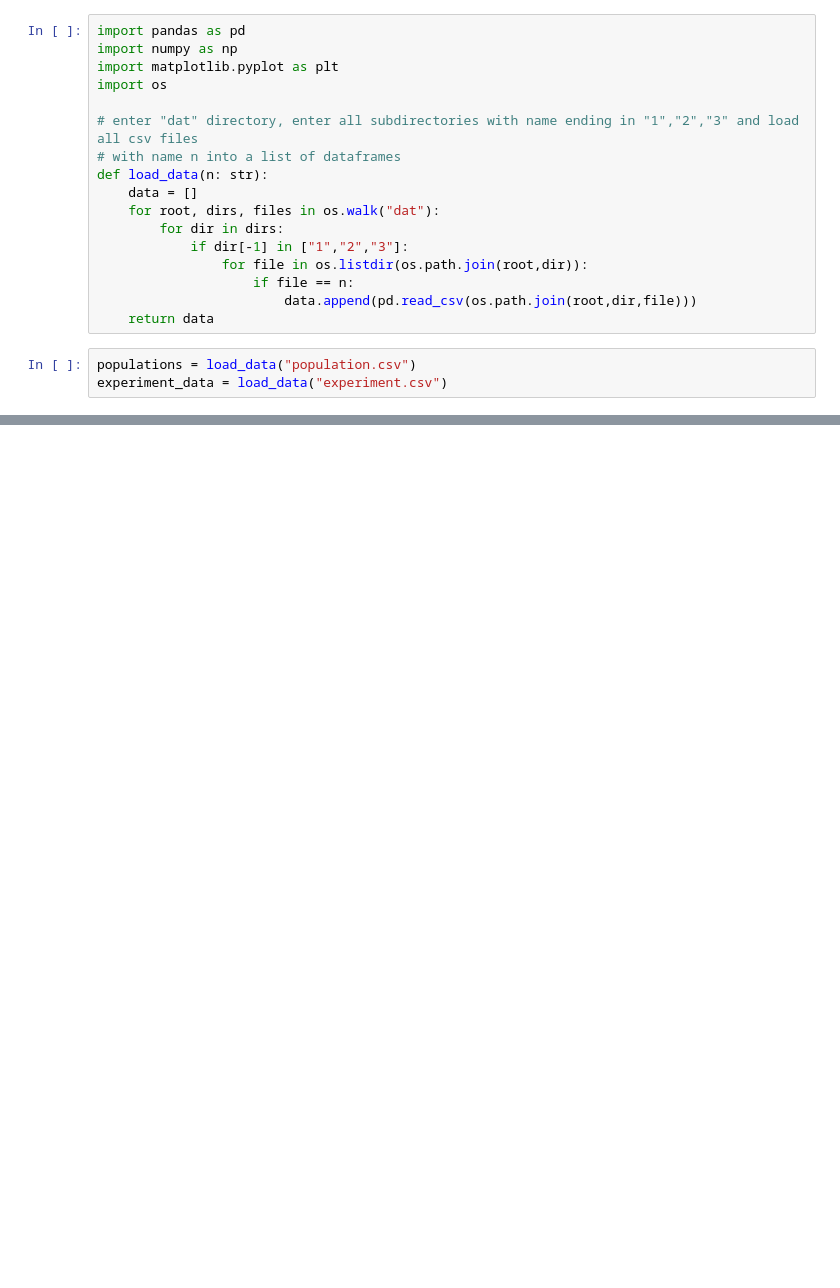
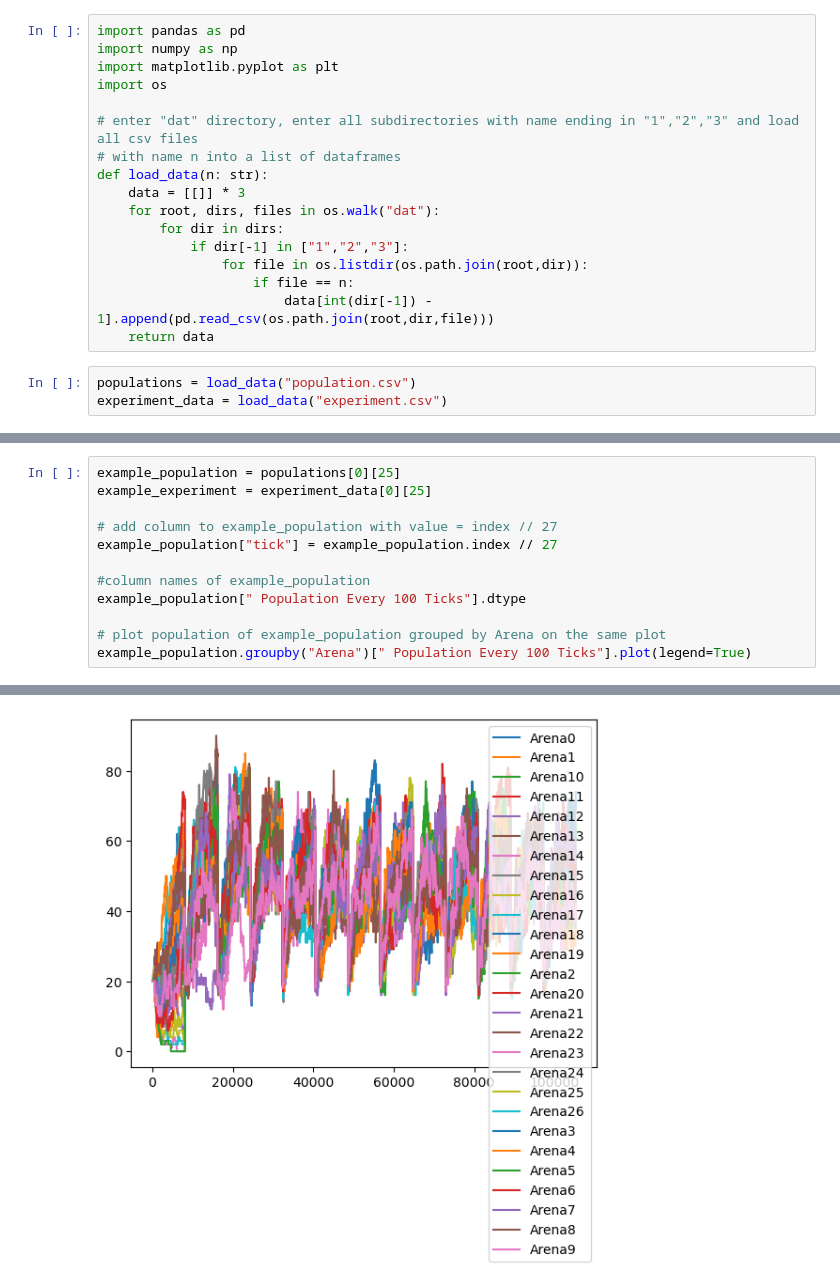
Before and after one commit to TristanSones-Dykes/SEEAnalysis, a Jupyter notebook: explore.ipynb, the cells around one changed output, grey strips where cells are left out. Cells and saved outputs as stored; diff of their text form; blank space fills up the shorter version.

Commit message:
Data cleaning stuff

```diff
--- a/explore.ipynb
+++ b/explore.ipynb
@@ -7,13 +7,13 @@ import os
 # enter "dat" directory, enter all subdirectories with name ending in "1","2","3" and load all csv files
 # with name n into a list of dataframes
 def load_data(n: str):
-    data = []
+    data = [[]] * 3
     for root, dirs, files in os.walk("dat"):
         for dir in dirs:
             if dir[-1] in ["1","2","3"]:
                 for file in os.listdir(os.path.join(root,dir)):
                     if file == n:
-                        data.append(pd.read_csv(os.path.join(root,dir,file)))
+                        data[int(dir[-1]) - 1].append(pd.read_csv(os.path.join(root,dir,file)))
     return data
 # %%
 populations = load_data("population.csv")
@@ -38,0 +21,13 @@ example_experiment = experiment_data[0]
+# %%
+example_population = populations[0][25]
+example_experiment = experiment_data[0][25]
+
+# add column to example_population with value = index // 27
+example_population["tick"] = example_population.index // 27
+
+#column names of example_population
+example_population[" Population Every 100 Ticks"].dtype
+
+# plot population of example_population grouped by Arena on the same plot
+example_population.groupby("Arena")[" Population Every 100 Ticks"].plot(legend=True)
+# %% [output]
@@ -38,0 +51 @@ example_experiment = experiment_data[0]
+[figure, added]
```
Also changed, not shown: parts of 7 cells of this notebook, 3 other files.
